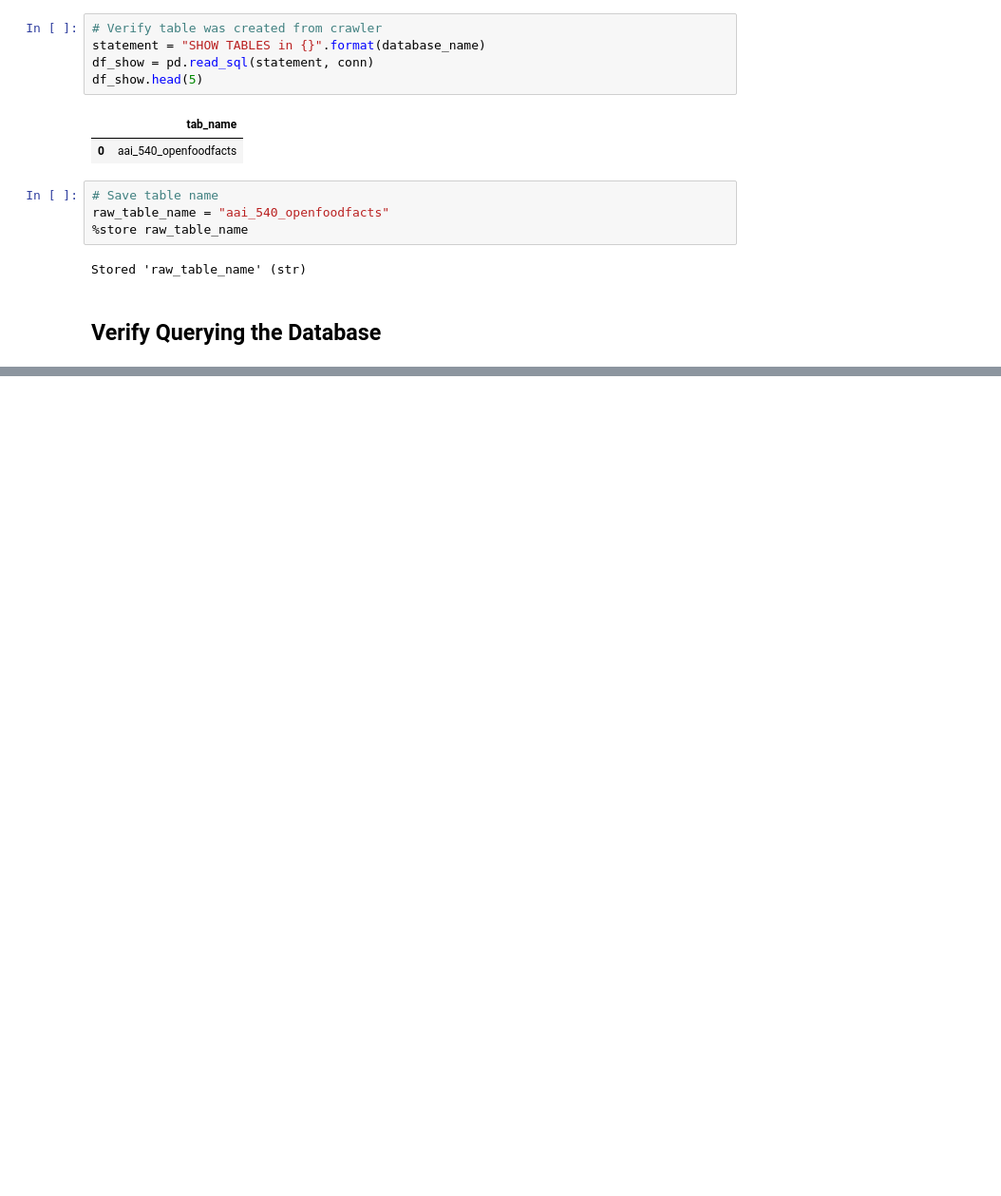
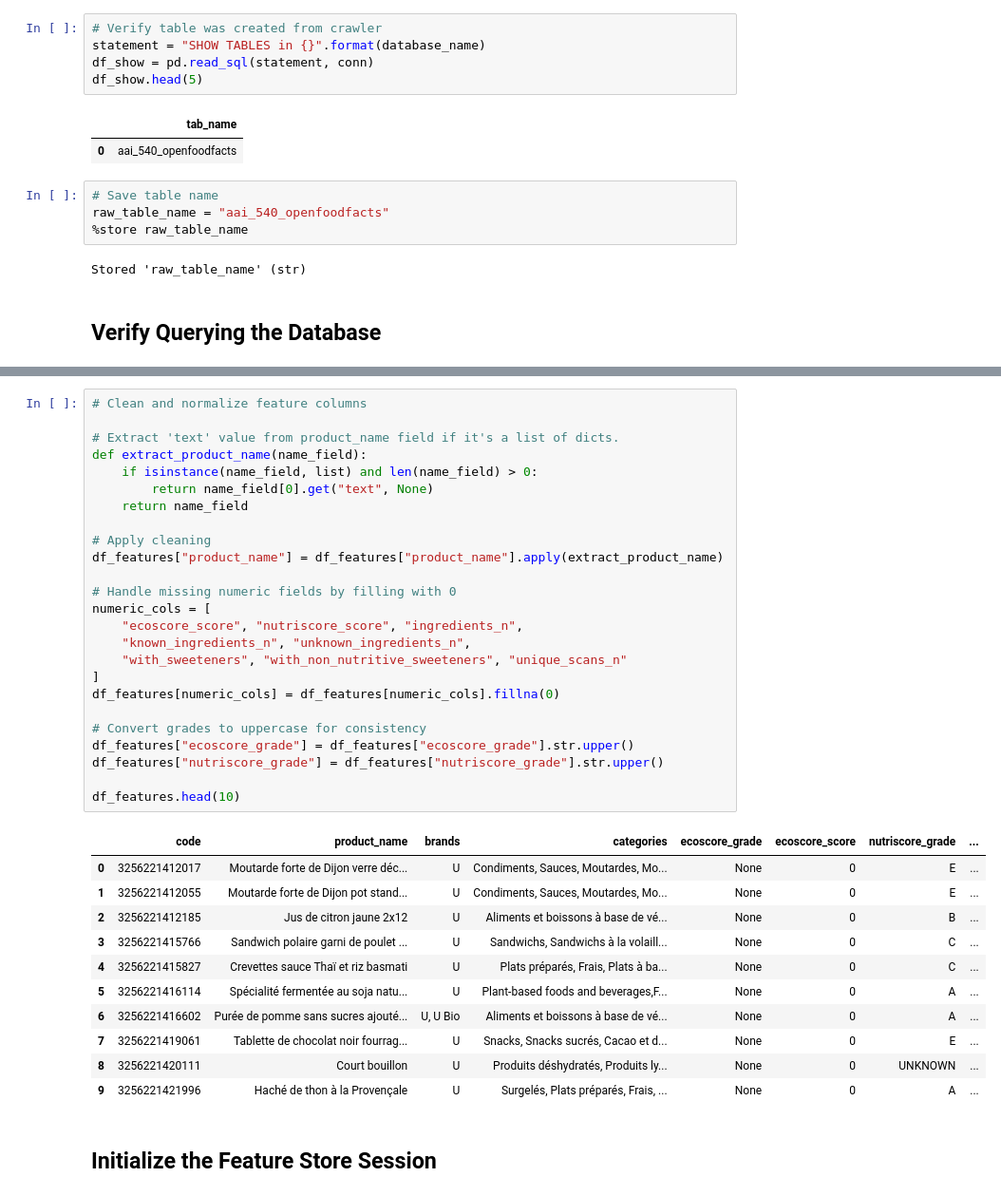
Before and after one commit to apmalinsky/AAI-540-FinalProject, a Jupyter notebook: 01_SetupDatabase.ipynb, the cells around one changed output, grey strips where cells are left out. Shown: that part at 95% size. Saved outputs shown, nothing was run; the diff lists cells and outputs as text; blank space fills up the shorter version.

```diff
--- a/01_SetupDatabase.ipynb
+++ b/01_SetupDatabase.ipynb
@@ -192,0 +213,39 @@ SELECT * FROM foodfacts.aai_540_openfoodfacts LIMIT 5
+# %%
+# Clean and normalize feature columns
+
+# Extract 'text' value from product_name field if it's a list of dicts.
+def extract_product_name(name_field):
+    if isinstance(name_field, list) and len(name_field) > 0:
+        return name_field[0].get("text", None)
+    return name_field
+
+# Apply cleaning
+df_features["product_name"] = df_features["product_name"].apply(extract_product_name)
+
+# Handle missing numeric fields by filling with 0
+numeric_cols = [
+    "ecoscore_score", "nutriscore_score", "ingredients_n",
+    "known_ingredients_n", "unknown_ingredients_n",
+    "with_sweeteners", "with_non_nutritive_sweeteners", "unique_scans_n"
+]
+df_features[numeric_cols] = df_features[numeric_cols].fillna(0)
+
+# Convert grades to uppercase for consistency
+df_features["ecoscore_grade"] = df_features["ecoscore_grade"].str.upper()
+df_features["nutriscore_grade"] = df_features["nutriscore_grade"].str.upper()
+
+df_features.head(10)
+# %% [output]
+|  | code | product_name | brands | categories | ecoscore_grade | ecoscore_score | nutriscore_grade | ... |
+| 0 | 3256221412017 | Moutarde forte de Dijon verre déc... | U | Condiments, Sauces, Moutardes, Mo... | None | 0 | E | ... |
+| 1 | 3256221412055 | Moutarde forte de Dijon pot stand... | U | Condiments, Sauces, Moutardes, Mo... | None | 0 | E | ... |
+| 2 | 3256221412185 | Jus de citron jaune 2x12 | U | Aliments et boissons à base de vé... | None | 0 | B | ... |
+| 3 | 3256221415766 | Sandwich polaire garni de poulet ... | U | Sandwichs, Sandwichs à la volaill... | None | 0 | C | ... |
+| 4 | 3256221415827 | Crevettes sauce Thaï et riz basmati | U | Plats préparés, Frais, Plats à ba... | None | 0 | C | ... |
+| 5 | 3256221416114 | Spécialité fermentée au soja natu... | U | Plant-based foods and beverages,F... | None | 0 | A | ... |
+| 6 | 3256221416602 | Purée de pomme sans sucres ajouté... | U, U Bio | Aliments et boissons à base de vé... | None | 0 | A | ... |
+| 7 | 3256221419061 | Tablette de chocolat noir fourrag... | U | Snacks, Snacks sucrés, Cacao et d... | None | 0 | E | ... |
+| 8 | 3256221420111 | Court bouillon | U | Produits déshydratés, Produits ly... | None | 0 | UNKNOWN | ... |
+| 9 | 3256221421996 | Haché de thon à la Provençale | U | Surgelés, Plats préparés, Frais, ... | None | 0 | A | ... |
+# %% [markdown]
+## Initialize the Feature Store Session
```
Also changed, not shown: parts of 11 cells of this notebook.
